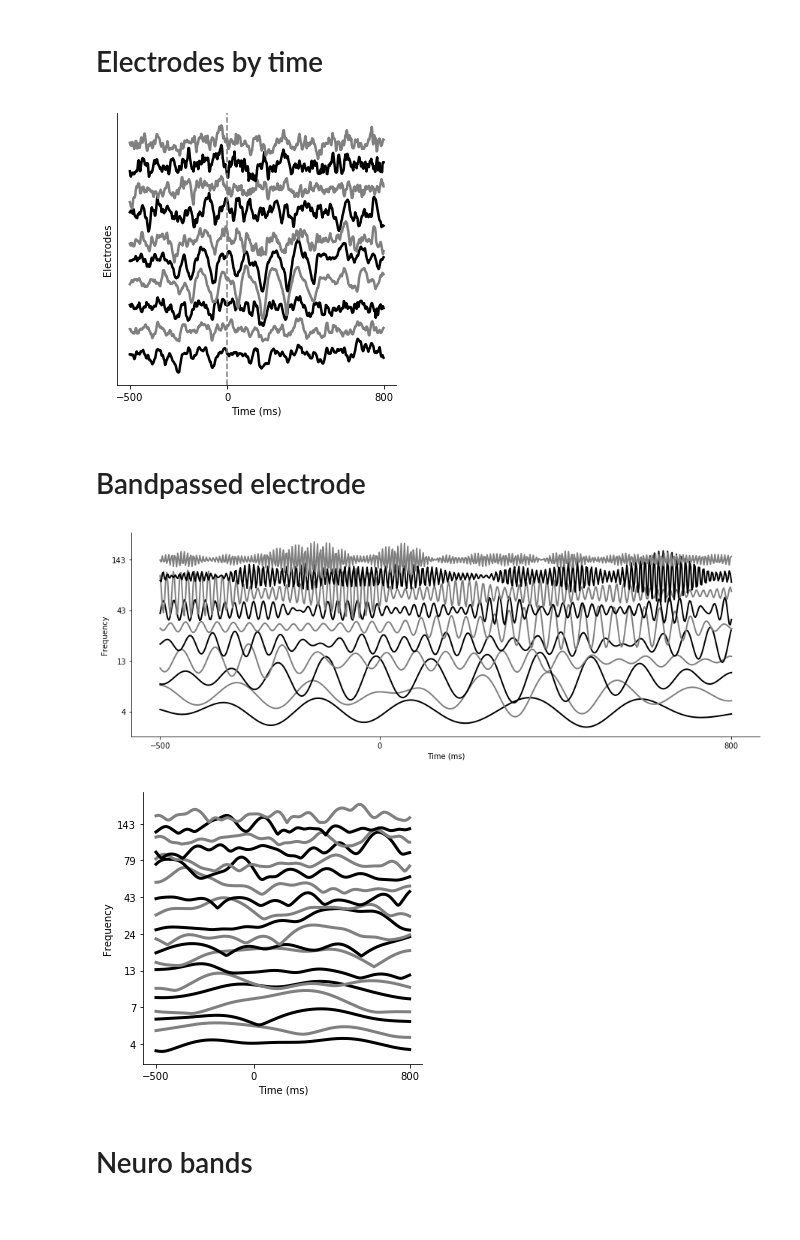
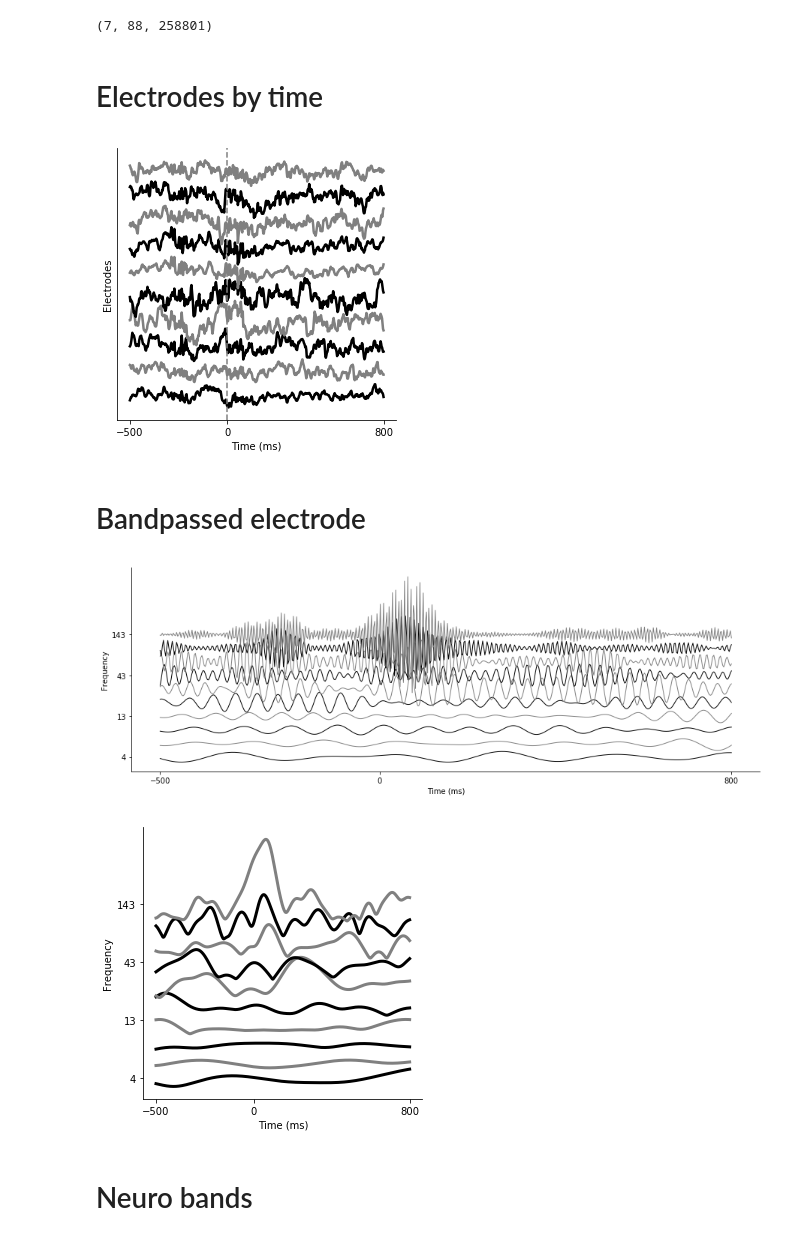
Before and after one commit to BouchardLab/cv_paper_plots, a Jupyter notebook: pipeline/pipeline_figure.ipynb, the cells around one changed output. Saved outputs shown, nothing was run; the diff lists cells and outputs as text; code cells hidden in the pictures.

```diff
--- a/pipeline/pipeline_figure.ipynb
+++ b/pipeline/pipeline_figure.ipynb
@@ -49,36 +30,57 @@ baa_data = vsmc_data[:, sl]
+# %%
+cfs = bands.chang_lab['cfs']
+stds = bands.chang_lab['sds']
+
+minf, maxf = bands.neuro['min_freqs'][-1], bands.neuro['max_freqs'][-1]
+filters = [gaussian(vsmc_data, rate, c, s) for c, s in zip(cfs, stds) if ((c >= minf) and (c <= maxf))]
+ht = np.squeeze(abs(hilbert_transform(vsmc_data, rate, filters)))
+print(ht.shape)
+ht, m, s = zscore(ht, mode='file', sampling_freq=400., block_path=block_path)
+ht = ht.mean(axis=0) / 2
+# %% [output]
+(7, 88, 258801)
+# %%
+temp_data = []
+for ii in ec2_b1_transcript.index:
+    temp_data.append(ht[:, make_slice(ii, ec2_b1_transcript, rate)])
+temp_data = np.stack(temp_data)
+# %%
+_idx, elec_idx, _ = np.unravel_index(np.argmax(temp_data), temp_data.shape)
+idx = ec2_b1_transcript.index[_idx]
+channel_slice = slice(elec_idx-5, elec_idx+5)
+sl = make_slice(idx, ec2_b1_transcript, rate)
+cv_data = vsmc_data[:, sl]
 # %% [markdown]
 # Electrodes by time
 # %%
 plt.close()
 f, ax = plt.subplots(1, figsize=(5, 5))
-analysis.plot_electrodes_by_time(baa_data[15:25], ax)
+analysis.plot_electrodes_by_time(cv_data[channel_slice], ax)
 plt.savefig('/home/jesse/Downloads/electrodes.pdf')
 # %% [output]
-[figure, old version]
+[figure, new version]
 # %% [markdown]
 # Bandpassed electrode
 # %%
-elec_idx = 19
 elec_data = vsmc_data[[elec_idx]]
 band_idxs = np.arange(0, 40, 4)
 
 plt.close()
 f, ax = plt.subplots(1, figsize=(15, 5))
 analysis.plot_40bands_by_time(elec_data, band_idxs, sl, rate, block_path, ax)
 plt.savefig('/home/jesse/Downloads/frequencies.pdf')
 # %% [output]
-[figure, old version]
+[figure, new version]
 # %%
-elec_idx = 19
 elec_data = vsmc_data[[elec_idx]]
-band_idxs = np.arange(0, 40, 2)
+band_idxs = np.arange(0, 40, 4)
 
 plt.close()
 f, ax = plt.subplots(1, figsize=(5, 5))
 analysis.plot_40bandsAA_by_time(elec_data, band_idxs, sl, rate, block_path, ax)
 plt.savefig('/home/jesse/Downloads/frequenciesAA.pdf')
 # %% [output]
-[figure, old version]
+[figure, new version]
 # %% [markdown]
 # Neuro bands
 # %%
```
Also changed, not shown: parts of 7 cells of this notebook, 4 other files.
